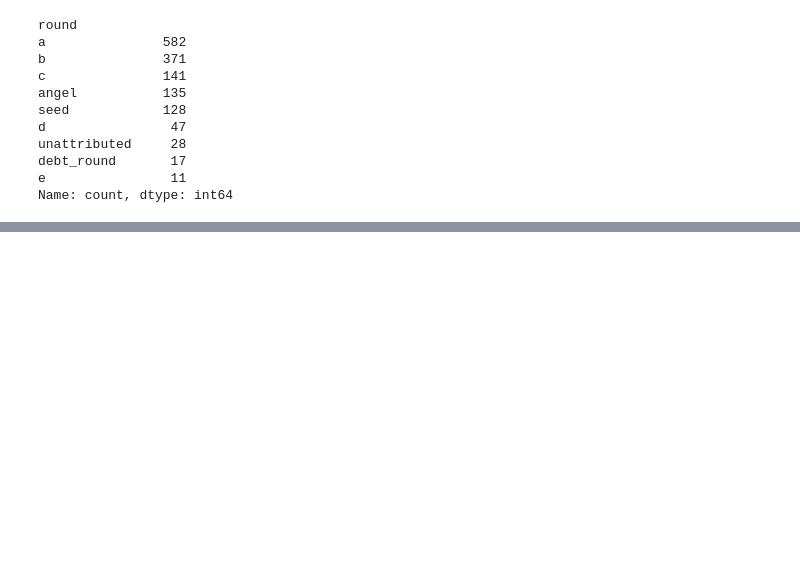
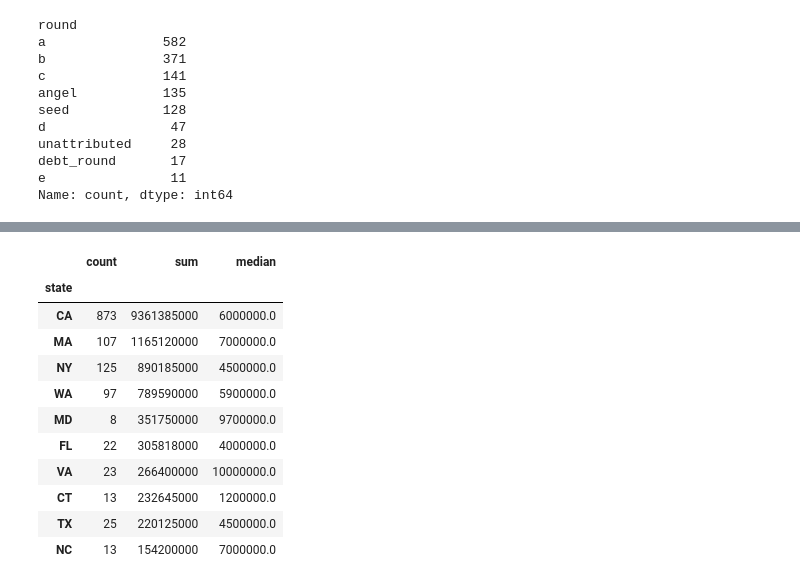
Before and after one commit to boubagn-rgb/techcrunch-funding-analysis, a Jupyter notebook: notebooks/nettoyage_exploration.ipynb, the cells around one changed output, grey strips where cells are left out. Cells and saved outputs as stored; diff of their text form; code cells hidden in the pictures; blank space fills up the shorter version.

```diff
--- a/notebooks/nettoyage_exploration.ipynb
+++ b/notebooks/nettoyage_exploration.ipynb
@@ -180,0 +196,15 @@ Name: count, dtype: int64
+# %%
+df.groupby('state')['raisedAmt'].agg(['count', 'sum', 'median']).sort_values('sum', ascending=False).head(10)
+# %% [output]
+|  | count | sum | median |
+| state |  |  |  |
+| CA | 873 | 9361385000 | 6000000.0 |
+| MA | 107 | 1165120000 | 7000000.0 |
+| NY | 125 | 890185000 | 4500000.0 |
+| WA | 97 | 789590000 | 5900000.0 |
+| MD | 8 | 351750000 | 9700000.0 |
+| FL | 22 | 305818000 | 4000000.0 |
+| VA | 23 | 266400000 | 10000000.0 |
+| CT | 13 | 232645000 | 1200000.0 |
+| TX | 25 | 220125000 | 4500000.0 |
+| NC | 13 | 154200000 | 7000000.0 |
```
Also changed, not shown: parts of 9 cells of this notebook, 1 other file.
